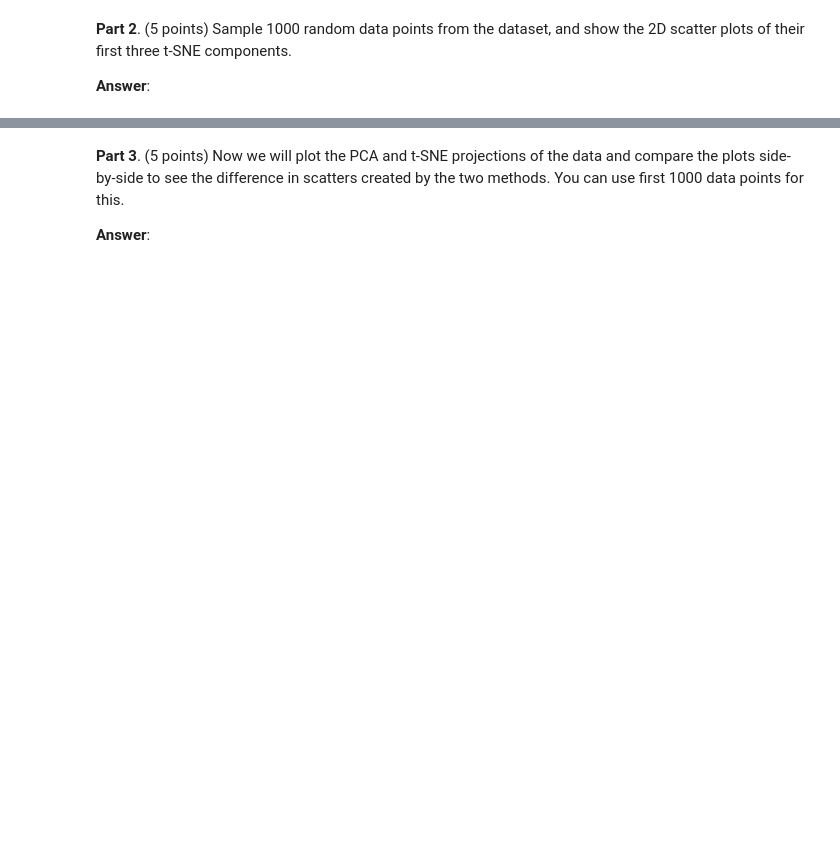
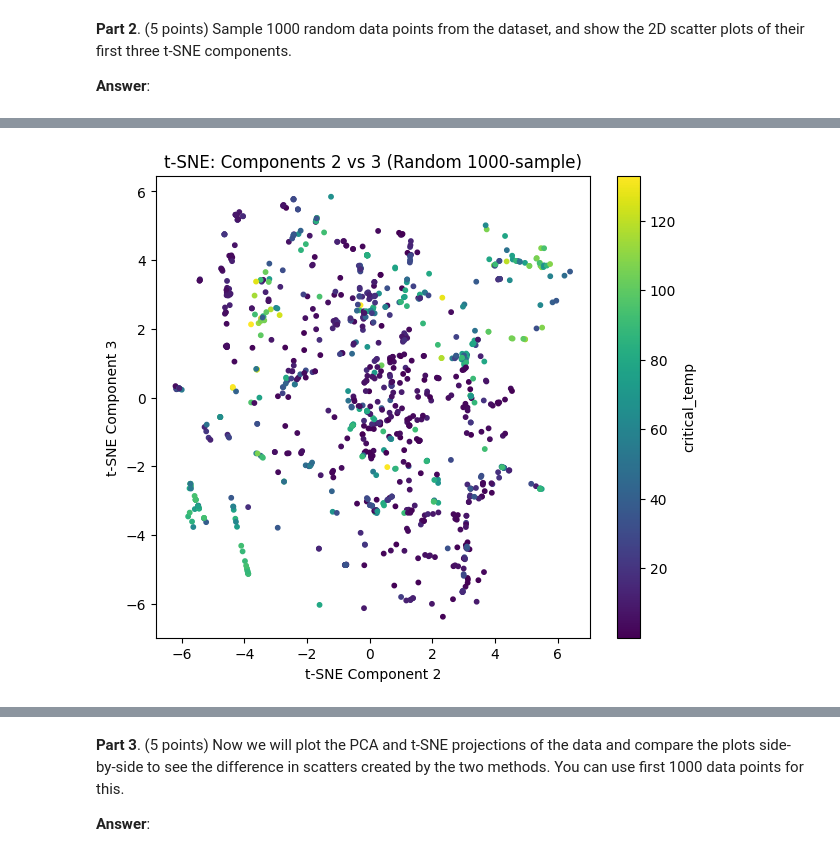
Before and after one commit to AHMerrill/ml-4, a Jupyter notebook: Zan_Merrill_ahm2452_HW4.ipynb, the cells around one changed output, grey strips where cells are left out. Saved outputs shown, nothing was run; the diff lists cells and outputs as text; code cells hidden in the pictures; blank space fills up the shorter version.

```diff
--- a/Zan_Merrill_ahm2452_HW4.ipynb
+++ b/Zan_Merrill_ahm2452_HW4.ipynb
@@ -114,0 +151,13 @@ from sklearn.manifold import TSNE
+# %%
+### START CODE ###
+# Plot the second and the third components (2D scatter)
+plt.figure(figsize=(7,6))
+plt.scatter(X_sample[:, 1], X_sample[:, 2], c=y_sample, cmap='viridis', s=10)
+plt.colorbar(label="critical_temp")
+plt.xlabel("t-SNE Component 2")
+plt.ylabel("t-SNE Component 3")
+plt.title("t-SNE: Components 2 vs 3 (Random 1000-sample)")
+plt.show()
+### END CODE ###
+# %% [output]
+[figure, added]
```
Also changed, not shown: parts of 17 cells of this notebook.
